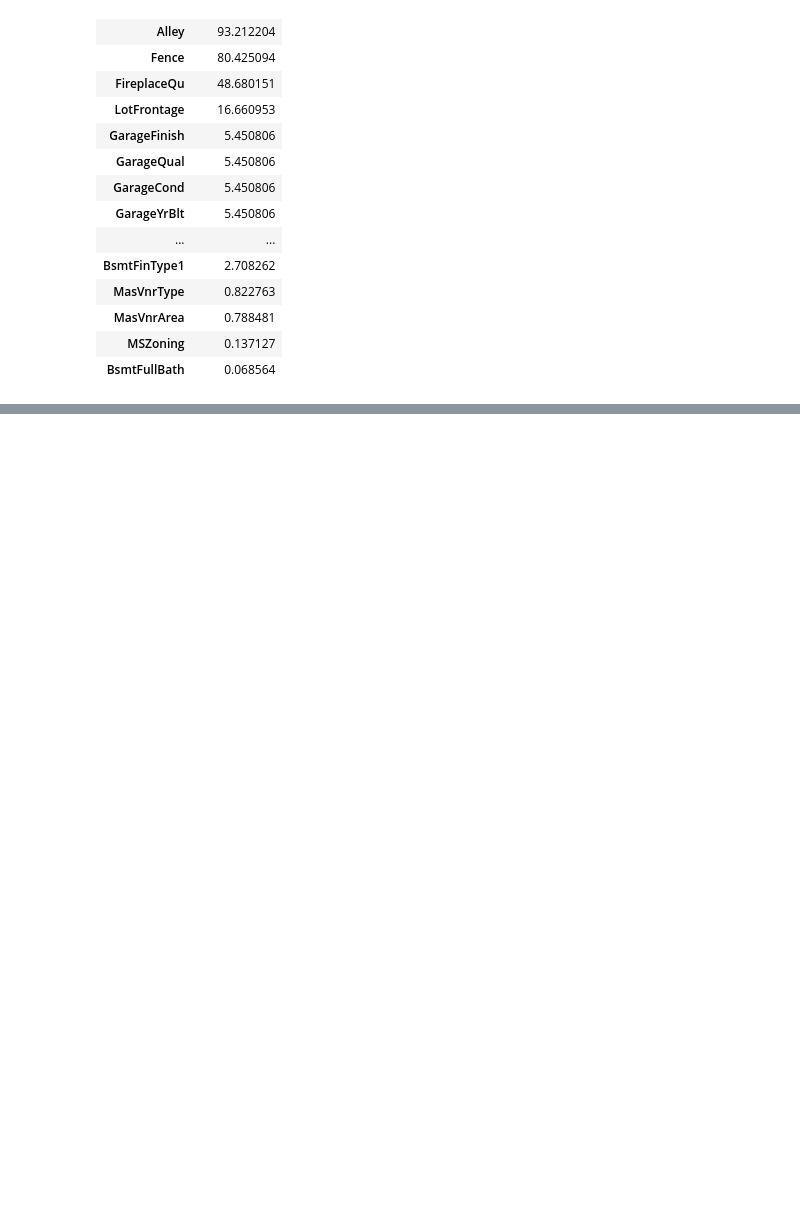
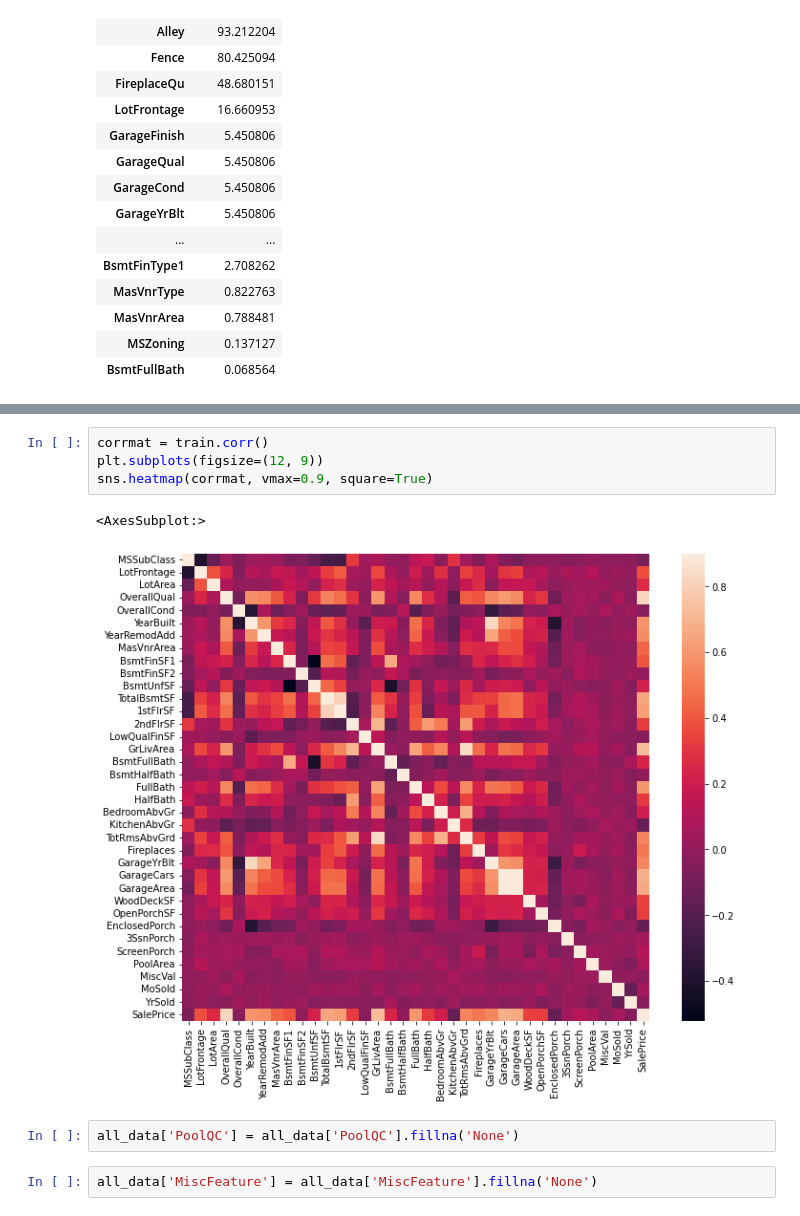
Before and after one commit to minhaz-engg/House-Prices---Advanced-Regression-Techniques, a Jupyter notebook: house-price-practice-2.ipynb, the cells around one changed output, grey strips where cells are left out. Cells and saved outputs as stored; diff of their text form; blank space fills up the shorter version.

```diff
--- a/house-price-practice-2.ipynb
+++ b/house-price-practice-2.ipynb
@@ -191,0 +202,11 @@ missing_data.head(20)
+# %%
+corrmat = train.corr()
+plt.subplots(figsize=(12, 9))
+sns.heatmap(corrmat, vmax=0.9, square=True)
+# %% [output]
+<AxesSubplot:>
+[figure, added]
+# %%
+all_data['PoolQC'] = all_data['PoolQC'].fillna('None')
+# %%
+all_data['MiscFeature'] = all_data['MiscFeature'].fillna('None')
```
Also changed, not shown: parts of 19 cells of this notebook.
